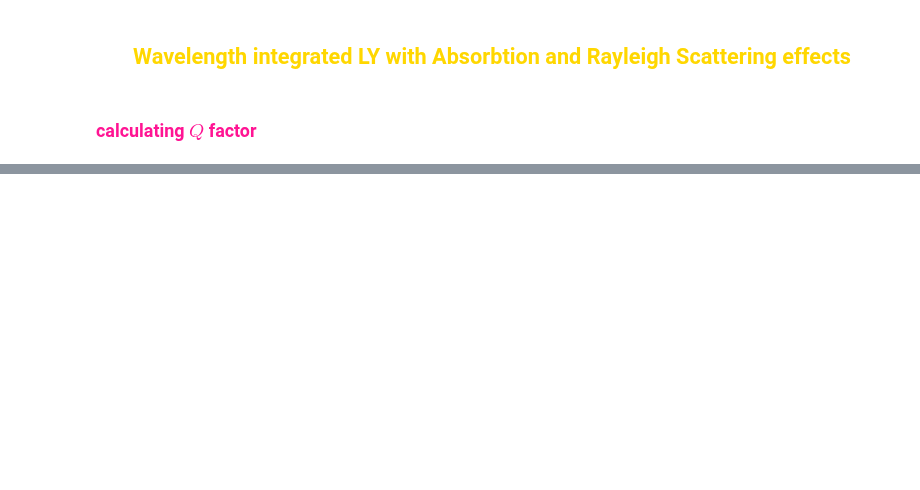
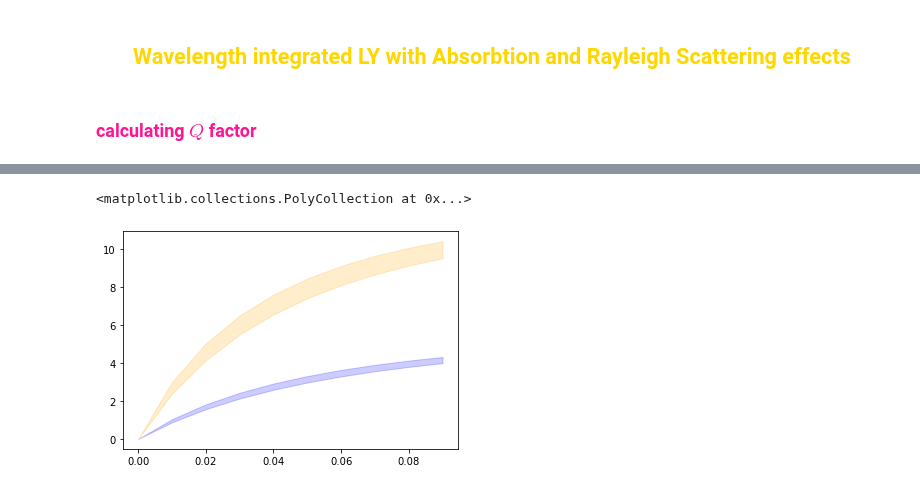
Before and after one commit to sarthchoudhary/AMELY, a Jupyter notebook: AMLY_V2.ipynb, the cells around one changed output, grey strips where cells are left out. Saved outputs shown, nothing was run; the diff lists cells and outputs as text; code cells hidden in the pictures; blank space fills up the shorter version.

```diff
--- a/AMLY_V2.ipynb
+++ b/AMLY_V2.ipynb
@@ -472,28 +430,29 @@ PS: Red --> wavelength dependent
 </span>
 </p>
 # %%
-### to be implemnted
-# def integrate_LY( wavelength_range, WLS_emission_spectrum, PDE_smooth, R, R_wall, f_sen, FF_sys, SY=40):
-def integrate_LY( WLS_emission_spectrum, PDE_smooth, R, R_wall, f_sen, FF_sys, SY=40):
-    #     wavelength_value or index?
+# def integrate_LY(wavelength_range, WLS_emission_spectrum, PDE_smooth, R, R_wall, f_sen, FF_sys, SY=40):
+### think of a way so that we don't have to specify wavelength_vector from outside
+def integrate_LY(wavelength_vector, WLS_emission_spectrum, PDE_smooth, R, R_wall, f_sen, FF_sys, wls_eff = 1.0, SY=40):
     '''
-    acceptable format for wavelength_range is [begining, end, step]
-    𝜖_𝑤𝑙𝑠 represents the wavelength shifting efficiency of the WaveLength Shifter
+    wavelength_vector is defined outside this function.
+    𝜖_𝑤𝑙𝑠 represents the wavelength shifting efficiency of the WaveLength Shifter assigned to variable wls_eff.
     '''
-    # load_SiPM reflectance # skeleton code
-    # wavelength_vector = np.arange(wavelength_range[0], wavelength_range[1], wavelength_range[2]) ;
+    # wavelength_vector = np.arange(wavelength_range[0], wavelength_range[1], wavelength_range[2])
+    # wls_eff = 1.0
+
     numerator_value = 0 ;
     denominator_value = 0 ;
 
-    # Q_vuv = calc_Q(L_char, lambda_abs_vuv, lambda_R_vuv);
-    Q_vuv = calc_Q(1, 0.5, 0.5); ### change these values later
+    ### lambda R and abs values provided by Marcin
+    # Q_vis = calc_Q(L_char=1, lambda_abs=100, lambda_R=300)
+    # Q_vuv = calc_Q(L_char=1, lambda_abs=17, lambda_R=0.97)
     ### in case where we use average values of lambda_abs & lambda_R for entire visible range
-    # Q_vis = calc_Q(L_char, lambda_abs_vis, lambda_R_vis);
-    Q_vis = calc_Q(1, 10, 10); ### change these values later
+
+    # default values when we are ignoting Absorption and Rayleigh scattering effect
+    Q_vuv = 1;
+    Q_vis = 1;
 
     for wavelength_index in range(len(wavelength_vector)):
-        wavelength_value = wavelength_vector[wavelength_index]
-        numerator_value += calc_LCE(R, R_wall, f_sen, FF_sys, wls_eff, Q_vis, Q_vuv) * PDE_smooth[wavelength_index] * WLS_emission_spectrum[wavelength_index];
-#         denominator_value += WLS_emission_spectrum[wavelength_index]
+        numerator_value += calc_LCE(R[wavelength_index], R_wall[wavelength_index], f_sen, FF_sys, wls_eff, Q_vis, Q_vuv) * PDE_smooth[wavelength_index] * WLS_emission_spectrum[wavelength_index];
     denominator_value = sum(WLS_emission_spectrum)
     return SY*numerator_value/denominator_value
@@ -511,0 +468,14 @@ KeyError: 0
+# %%
+### To be implemented to darkside veto
+### find characteristic length for dark side veto
+f_sen_vector = np.arange(0, 0.1, 0.01)
+LY_PEN_upper = 0.472*integrate_LY(wavelength_vector, E_PEN_smooth, PDE_smooth, R_SiPM_smooth, R_Wall_PEN_smooth, f_sen_vector, 1)
+LY_PEN_lower = 0.472*integrate_LY(wavelength_vector, E_PEN_smooth, PDE_smooth, R_SiPM_smooth, R_Wall_PEN_smooth*0.988, f_sen_vector, 1)
+plt.fill_between( f_sen_vector, LY_PEN_lower,  LY_PEN_upper, color='blue', alpha=0.2, label='PEN' )
+
+LY_TPB_upper = integrate_LY(wavelength_vector, E_TPB_smooth, PDE_smooth, R_SiPM_smooth, R_Wall_TPB_smooth, f_sen_vector, 1)
+LY_TPB_lower = integrate_LY(wavelength_vector, E_TPB_smooth, PDE_smooth, R_SiPM_smooth, R_Wall_TPB_smooth*0.988, f_sen_vector, 1)
+plt.fill_between( f_sen_vector, LY_TPB_lower,  LY_TPB_upper, color='orange', alpha=0.2, label='TPB' )
+# %% [output]
+<matplotlib.collections.PolyCollection at 0x...>
+[figure, added]
```
Also changed, not shown: parts of 41 cells of this notebook.
